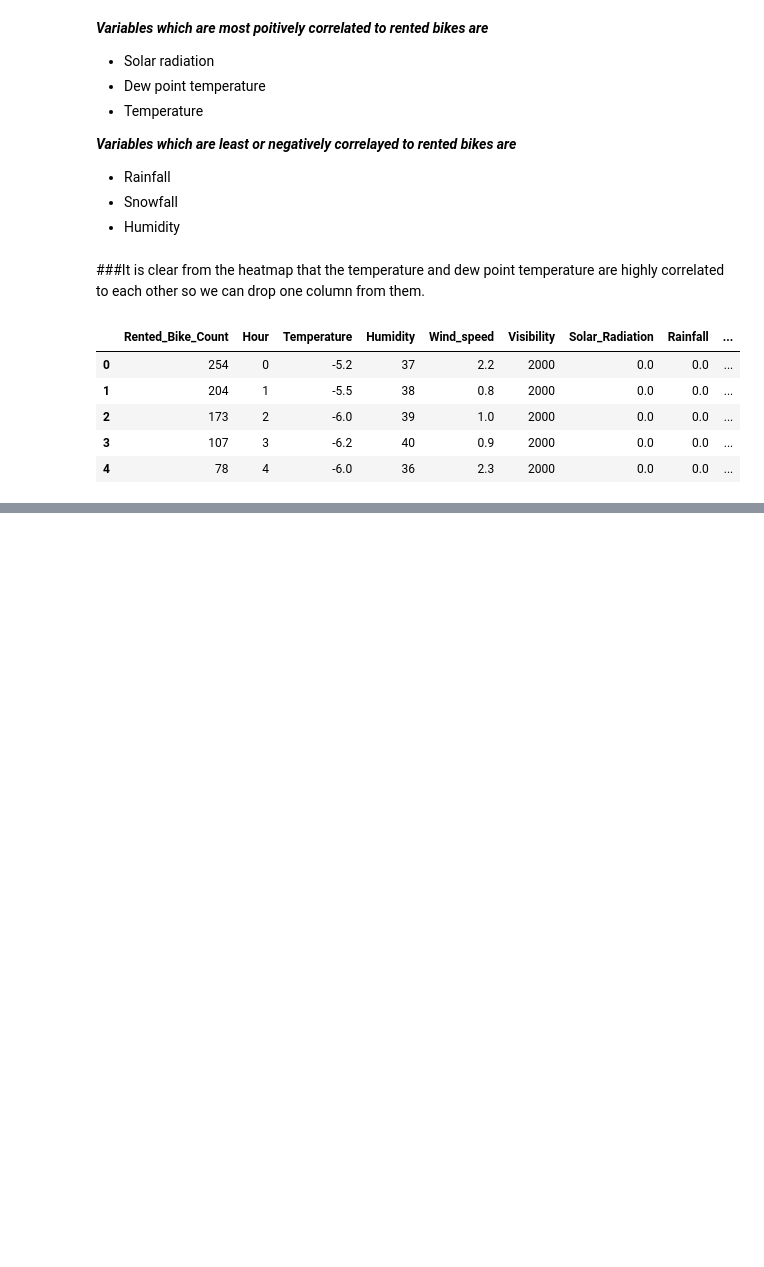
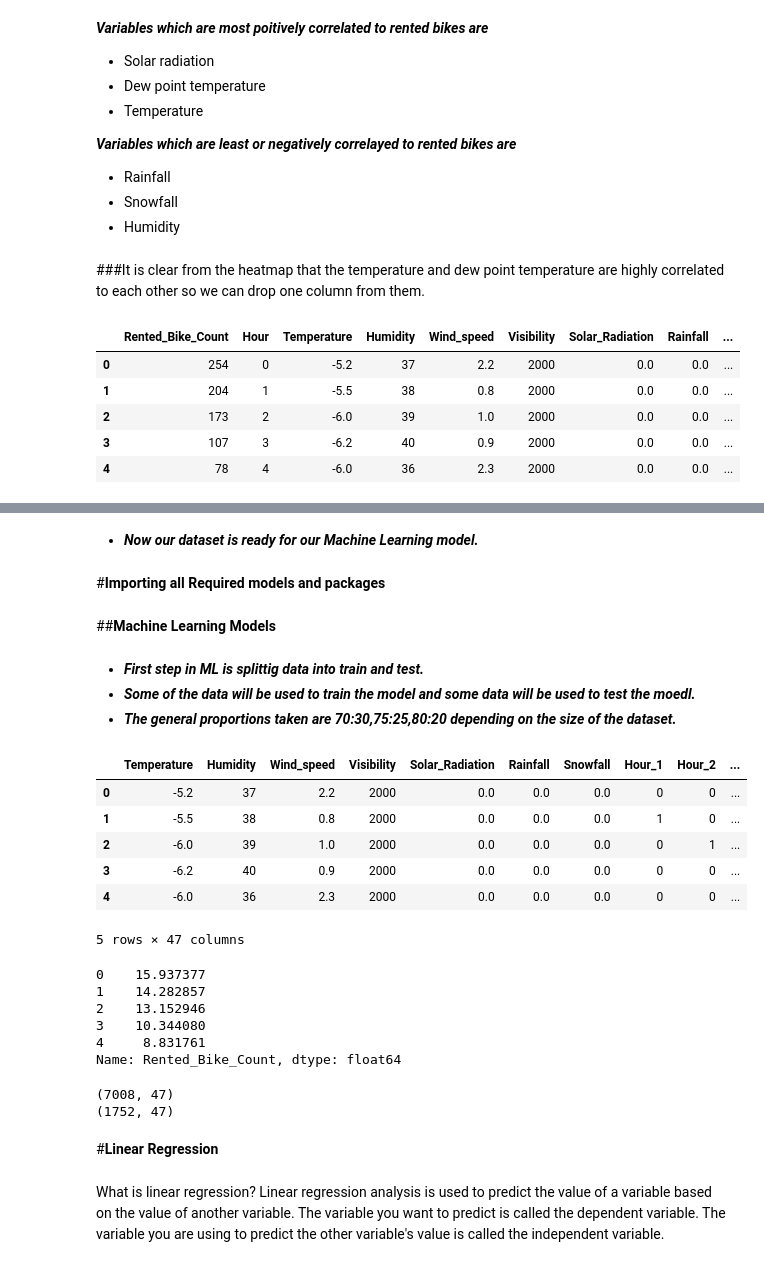
Before and after one commit to shubham-jindal/Bike-Sharing-Demand-Prediction, a Jupyter notebook: Bike_Sharing_Demand_Prediction_Capstone_Project.ipynb, the cells around one changed output, grey strips where cells are left out. Cells and saved outputs as stored; diff of their text form; code cells hidden in the pictures; blank space fills up the shorter version.

```diff
--- a/Bike_Sharing_Demand_Prediction_Capstone_Project.ipynb
+++ b/Bike_Sharing_Demand_Prediction_Capstone_Project.ipynb
@@ -677,0 +695,13 @@ df.head()
+# %%
+#Making copy of the dataset
+df_copy = df
+# %%
+def variable_converter(data, column):
+    data = pd.concat([data, pd.get_dummies(data[column], prefix=column, drop_first=True)], axis=1)
+    data = data.drop([column], axis=1)
+    return data
+# %%
+#Let.s fit above function on our data
+for col in category_fea:
+    df_copy = variable_converter(df_copy, col)
+df_copy.head()
@@ -677,0 +716,4 @@ df.head()
+# %% [markdown]
+* ***Now our dataset is ready for our Machine Learning model.***
+# %% [markdown]
+#**Importing all Required models and packages**
@@ -677,0 +746,6 @@ df.head()
+# %% [markdown]
+##**Machine Learning Models**
+# %% [markdown]
+* ***First step in ML is splittig data into train and test.***
+* ***Some of the data will be used to train the model and some data will be used to test the moedl.***
+* ***The general proportions taken are 70:30,75:25,80:20 depending on the size of the dataset.***
@@ -677,0 +756,32 @@ df.head()
+# %%
+x.head()
+# %% [output]
+|  | Temperature | Humidity | Wind_speed | Visibility | Solar_Radiation | Rainfall | Snowfall | Hour_1 | Hour_2 | ... |
+| 0 | -5.2 | 37 | 2.2 | 2000 | 0.0 | 0.0 | 0.0 | 0 | 0 | ... |
+| 1 | -5.5 | 38 | 0.8 | 2000 | 0.0 | 0.0 | 0.0 | 1 | 0 | ... |
+| 2 | -6.0 | 39 | 1.0 | 2000 | 0.0 | 0.0 | 0.0 | 0 | 1 | ... |
+| 3 | -6.2 | 40 | 0.9 | 2000 | 0.0 | 0.0 | 0.0 | 0 | 0 | ... |
+| 4 | -6.0 | 36 | 2.3 | 2000 | 0.0 | 0.0 | 0.0 | 0 | 0 | ... |
+5 rows × 47 columns
+# %%
+y.head()
+# %% [output]
+0    15.937377
+1    14.282857
+2    13.152946
+3    10.344080
+4     8.831761
+Name: Rented_Bike_Count, dtype: float64
+# %%
+#Let,s split our data into train and test
+from sklearn.model_selection import train_test_split
+x_train, x_test, y_train, y_test = train_test_split(x,y, test_size=0.20, random_state=0)
+print(x_train.shape)
+print(x_test.shape)
+# %% [output]
+(7008, 47)
+(1752, 47)
+# %% [markdown]
+#**Linear Regression**
+# %% [markdown]
+What is linear regression? Linear regression analysis is used to predict the value of a variable based on the value of another variable. The variable you want to predict is called the dependent variable. The variable you are using to predict the other variable's value is called the independent variable.
```
Also changed, not shown: parts of 43 cells of this notebook.
